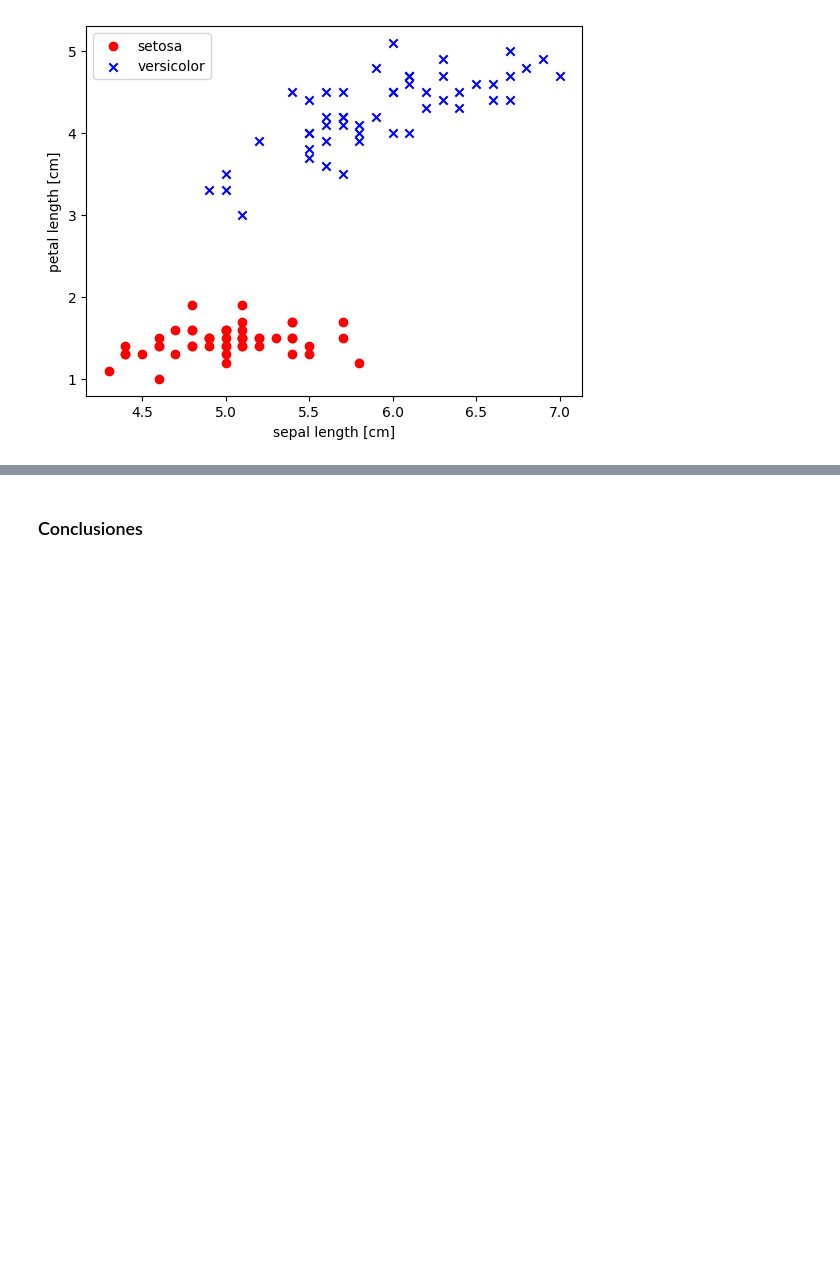
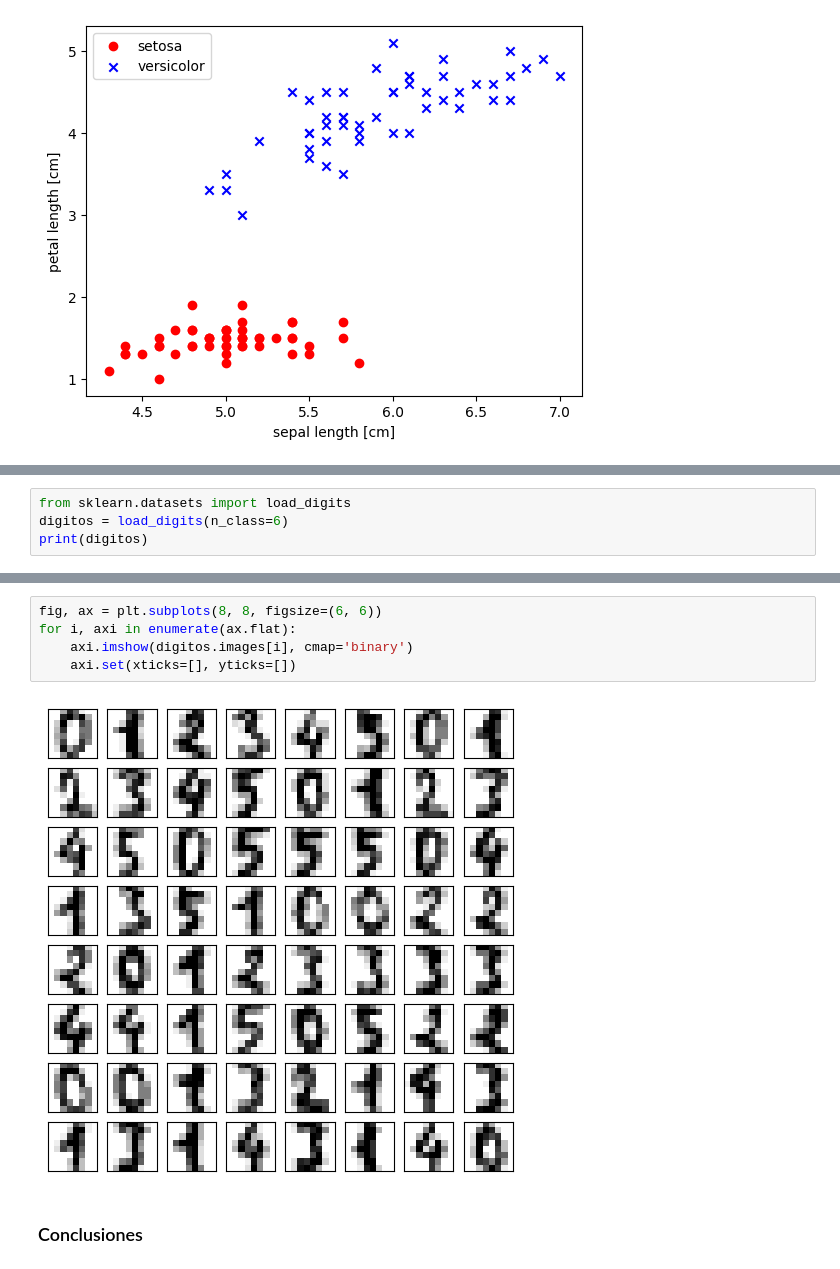
Before and after one commit to DiegoAlb09/6to-Semestre, a Jupyter notebook: Aprendizaje_Inteligente/AI_Visualizar_Datos_Practica3.ipynb, the cells around one changed output, grey strips where cells are left out. Saved outputs shown, nothing was run; the diff lists cells and outputs as text; blank space fills up the shorter version.

```diff
--- a/Aprendizaje_Inteligente/AI_Visualizar_Datos_Practica3.ipynb
+++ b/Aprendizaje_Inteligente/AI_Visualizar_Datos_Practica3.ipynb
@@ -164,0 +224,4 @@ plt.show()
+# %%
+from sklearn.datasets import load_digits
+digitos = load_digits(n_class=6)
+print(digitos)
@@ -165,3 +246,10 @@ plt.show()
+# %%
+fig, ax = plt.subplots(8, 8, figsize=(6, 6))
+for i, axi in enumerate(ax.flat):
+    axi.imshow(digitos.images[i], cmap='binary')
+    axi.set(xticks=[], yticks=[])
+# %% [output]
+[figure, added]
 # %% [markdown]
 ### Conclusiones
 # %% [markdown]
```
Also changed, not shown: parts of 7 cells of this notebook, 1 other file.
